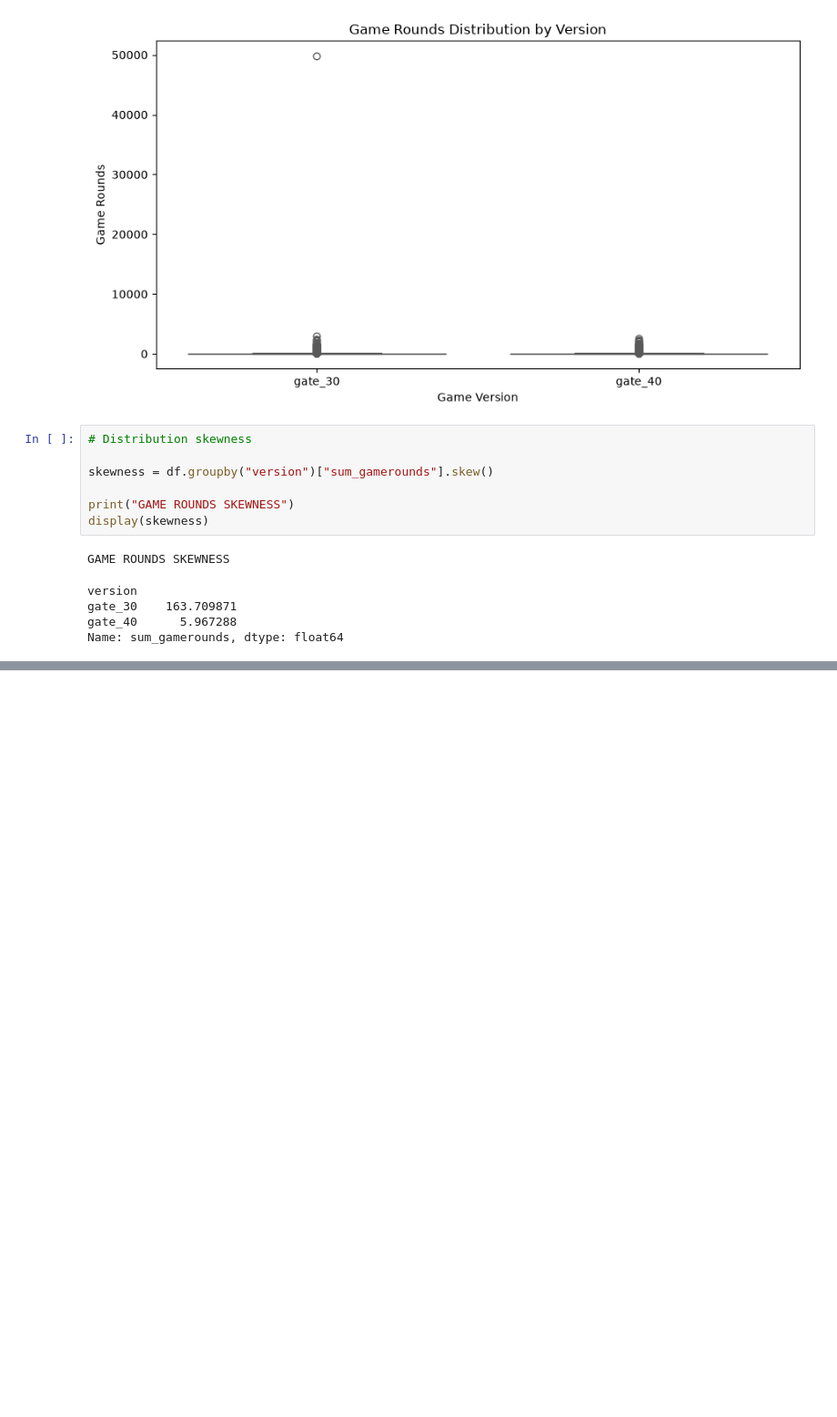
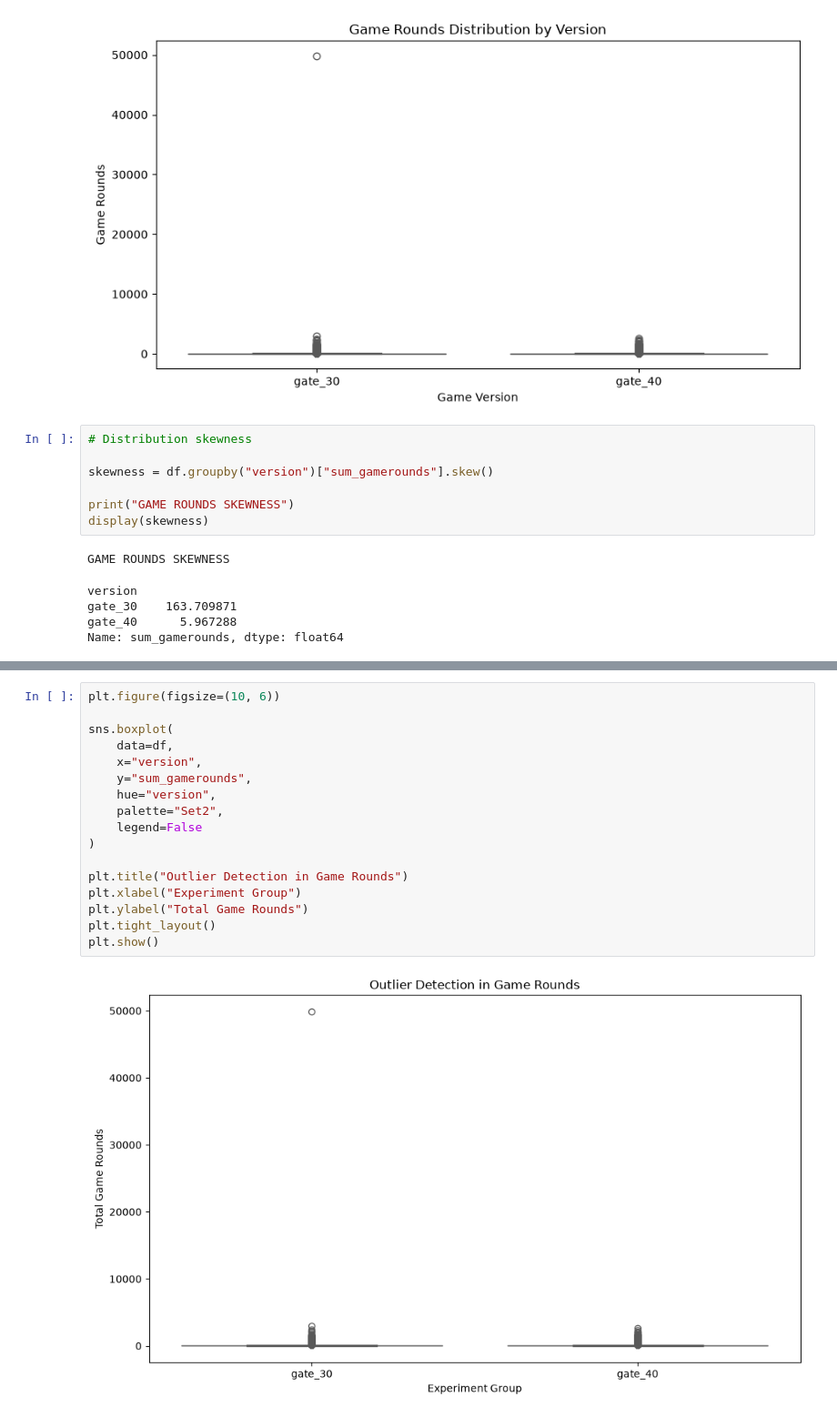
Before and after one commit to Kartik-W15-P/GamePulse-AB-Testing, a Jupyter notebook: notebooks/01_exploratory_data_analysis.ipynb, the cells around one changed output, grey strips where cells are left out. Shown at 91% size. Drawn from its saved outputs; the diff is of its cells as text; blank space fills up the shorter version.

Commit message:
feat: complete exploratory data analysis and retention testing

```diff
--- a/notebooks/01_exploratory_data_analysis.ipynb
+++ b/notebooks/01_exploratory_data_analysis.ipynb
@@ -217,0 +256,19 @@ Name: sum_gamerounds, dtype: float64
+# %%
+plt.figure(figsize=(10, 6))
+
+sns.boxplot(
+    data=df,
+    x="version",
+    y="sum_gamerounds",
+    hue="version",
+    palette="Set2",
+    legend=False
+)
+
+plt.title("Outlier Detection in Game Rounds")
+plt.xlabel("Experiment Group")
+plt.ylabel("Total Game Rounds")
+plt.tight_layout()
+plt.show()
+# %% [output]
+[figure, added]
```
Also changed, not shown: parts of 13 cells of this notebook.
